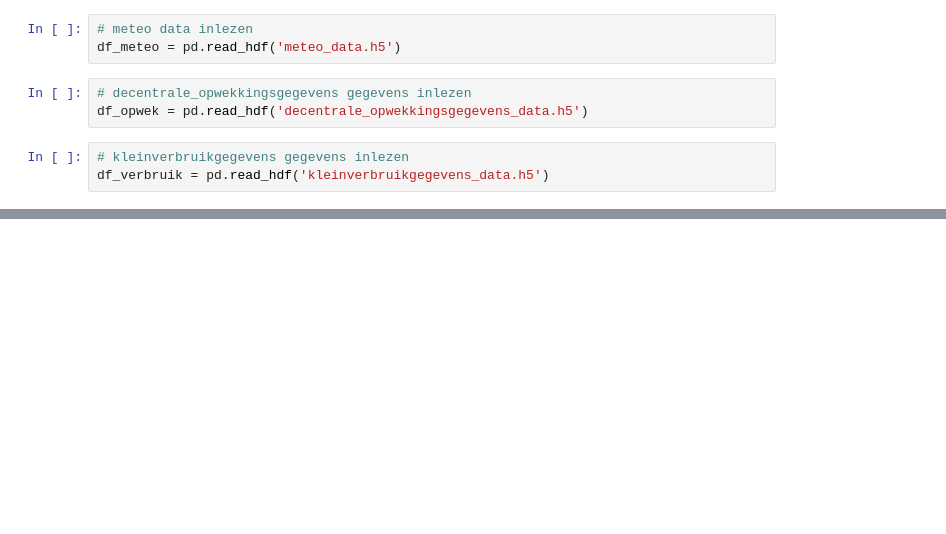
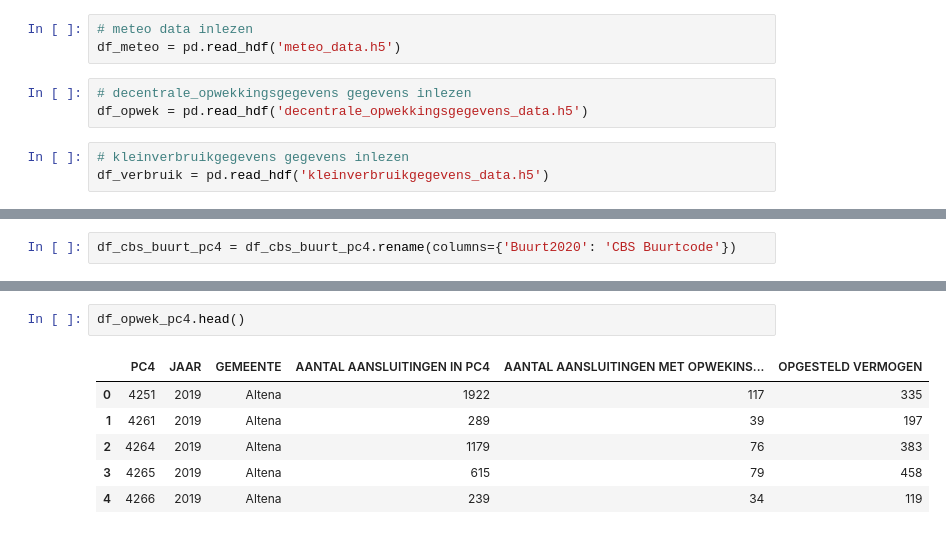
Before and after one commit to processminery/jads_enexis, a Jupyter notebook: notebooks/master_dataframe.ipynb, the cells around one changed output, grey strips where cells are left out. Cells and saved outputs as stored; diff of their text form; blank space fills up the shorter version.

```diff
--- a/notebooks/master_dataframe.ipynb
+++ b/notebooks/master_dataframe.ipynb
@@ -184,0 +197,2 @@ memory usage: 11.2+ GB
+# %%
+df_cbs_buurt_pc4 = df_cbs_buurt_pc4.rename(columns={'Buurt2020': 'CBS Buurtcode'})
@@ -184,0 +226,9 @@ memory usage: 11.2+ GB
+# %%
+df_opwek_pc4.head()
+# %% [output]
+|  | PC4 | JAAR | GEMEENTE | AANTAL AANSLUITINGEN IN PC4 | AANTAL AANSLUITINGEN MET OPWEKINS... | OPGESTELD VERMOGEN |
+| 0 | 4251 | 2019 | Altena | 1922 | 117 | 335 |
+| 1 | 4261 | 2019 | Altena | 289 | 39 | 197 |
+| 2 | 4264 | 2019 | Altena | 1179 | 76 | 383 |
+| 3 | 4265 | 2019 | Altena | 615 | 79 | 458 |
+| 4 | 4266 | 2019 | Altena | 239 | 34 | 119 |
```
Also changed, not shown: parts of 60 cells of this notebook, 6 other files.
